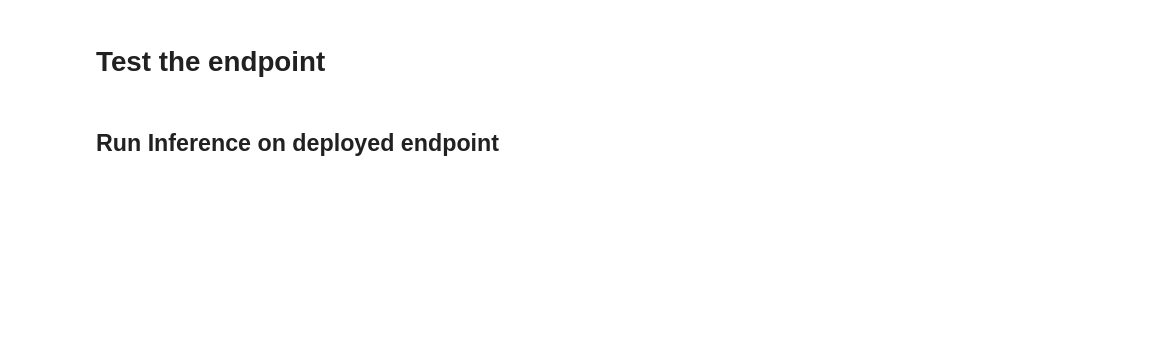
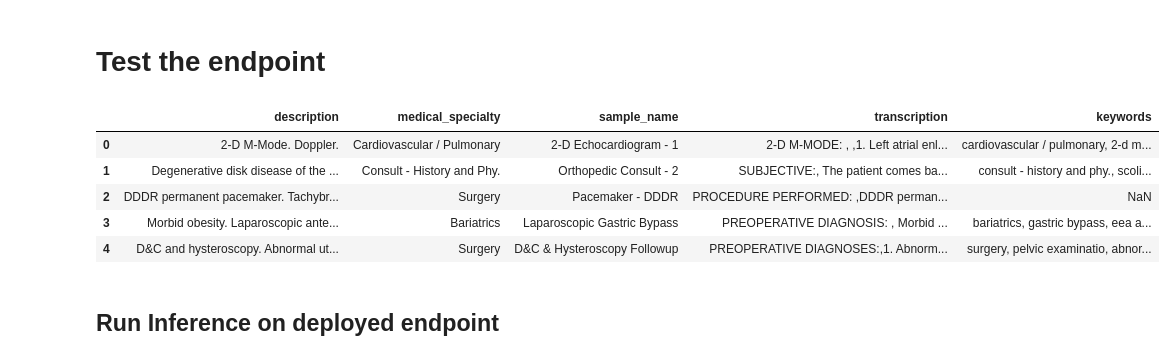
Before and after one commit to ml6team/aws-promote-code, a Jupyter notebook: training_pipeline/test.ipynb, the cells around one changed output. Cells and saved outputs as stored; diff of their text form; code cells hidden in the pictures; blank space fills up the shorter version.

```diff
--- a/training_pipeline/test.ipynb
+++ b/training_pipeline/test.ipynb
@@ -19,16 +20,29 @@ from src.utils import config
 # %%
 client = boto3.client('sagemaker-runtime')
 
 session = sagemaker.Session()
 default_bucket = session.default_bucket()
 
 iam = boto3.client('iam')
 role_arn = iam.get_role(RoleName=f'101436505502-sagemaker-exec')['Role']['Arn']
 
-# load local csv
-df = pd.read_csv("data/mtsamples.csv")
-df = df[df["transcription"].notna()]
+# get eval data from S3
+s3_client = boto3.client("s3")
+file_path = 'data/val.csv'
+
+s3_object = s3_client.get_object(Bucket=default_bucket, Key=file_path)
+body = s3_object['Body']
+csv_string = body.read().decode('utf-8')
+df = pd.read_csv(StringIO(csv_string), index_col=0)
 df.reset_index(drop=True, inplace=True)
+df.head()
+# %% [output]
+|  | description | medical_specialty | sample_name | transcription | keywords |
+| 0 | 2-D M-Mode. Doppler. | Cardiovascular / Pulmonary | 2-D Echocardiogram - 1 | 2-D M-MODE: , ,1. Left atrial enl... | cardiovascular / pulmonary, 2-d m... |
+| 1 | Degenerative disk disease of the ... | Consult - History and Phy. | Orthopedic Consult - 2 | SUBJECTIVE:, The patient comes ba... | consult - history and phy., scoli... |
+| 2 | DDDR permanent pacemaker. Tachybr... | Surgery | Pacemaker - DDDR | PROCEDURE PERFORMED: ,DDDR perman... | NaN |
+| 3 | Morbid obesity. Laparoscopic ante... | Bariatrics | Laparoscopic Gastric Bypass | PREOPERATIVE DIAGNOSIS: , Morbid ... | bariatrics, gastric bypass, eea a... |
+| 4 | D&C and hysteroscopy. Abnormal ut... | Surgery | D&C & Hysteroscopy Followup | PREOPERATIVE DIAGNOSES:,1. Abnorm... | surgery, pelvic examinatio, abnor... |
 # %% [markdown]
 ## Run Inference on deployed endpoint
 # %%
```
Also changed, not shown: parts of 12 cells of this notebook, 3 other files.
